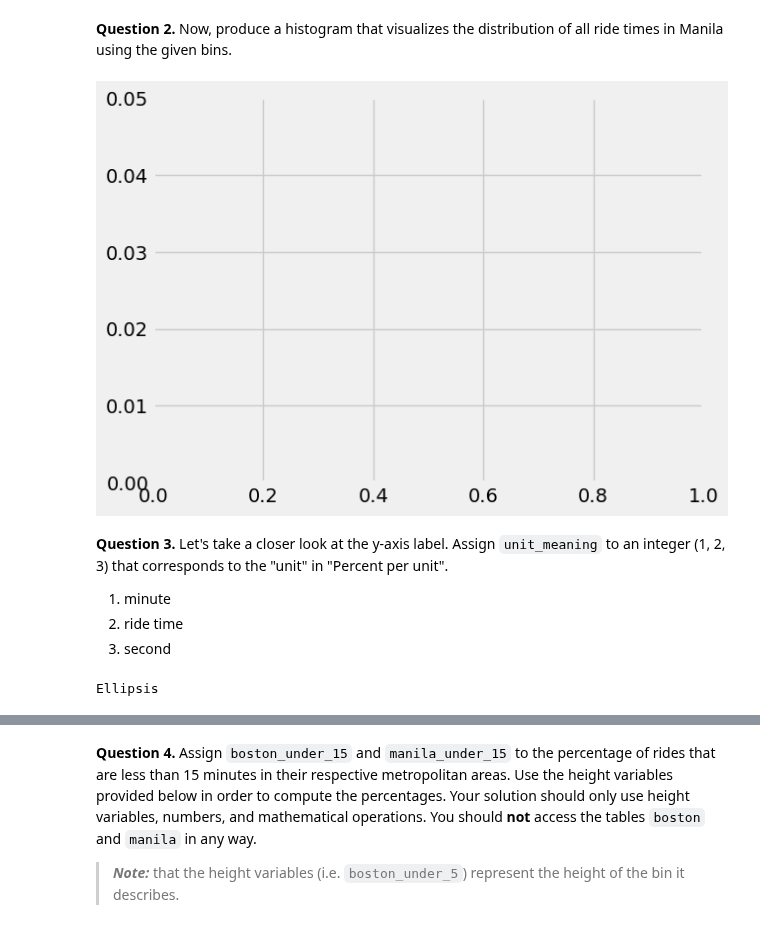
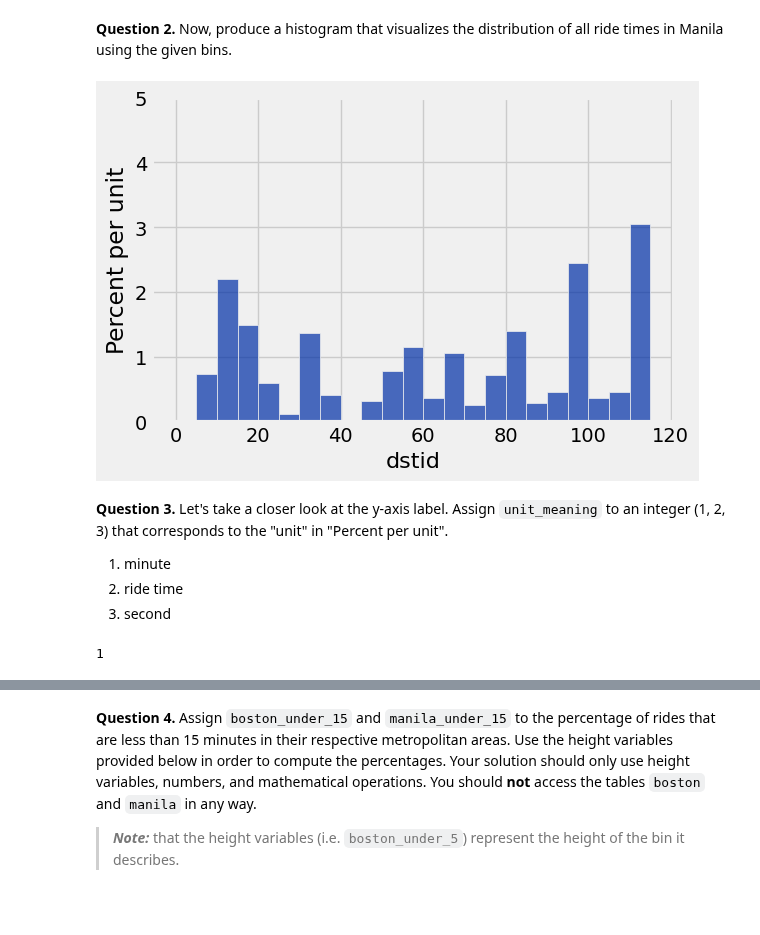
Before and after one commit to bwinterstein/Intro-Data, a Jupyter notebook: Homework/hw03.ipynb, the cells around one changed output, grey strips where cells are left out. Drawn from its saved outputs; the diff is of its cells as text; code cells hidden in the pictures.

```diff
--- a/Homework/hw03.ipynb
+++ b/Homework/hw03.ipynb
@@ -358,12 +360,12 @@ equal_bins = np.arange(0, 120, 5)
 **Question 2.** Now, produce a histogram that visualizes the distribution of all ride times in Manila using the given bins.
 # %%
 equal_bins = np.arange(0, 120, 5)
-...
+manila.hist("dstid", bins = equal_bins)
 
 # Don't delete the following line!
 plt.ylim(0, 0.05);
 # %% [output]
-[figure, old version]
+[figure, new version]
 # %% [markdown]
 <!-- END QUESTION -->
 
@@ -373,10 +375,10 @@ plt.ylim(0, 0.05);
 2. ride time
 3. second
 # %%
-unit_meaning = ...
+unit_meaning = 1
 unit_meaning
 # %% [output]
-Ellipsis
+1
 # %%
 grader.check("q3_3")
 # %% [output]
```
Also changed, not shown: parts of 10 cells of this notebook, 1 other file.
